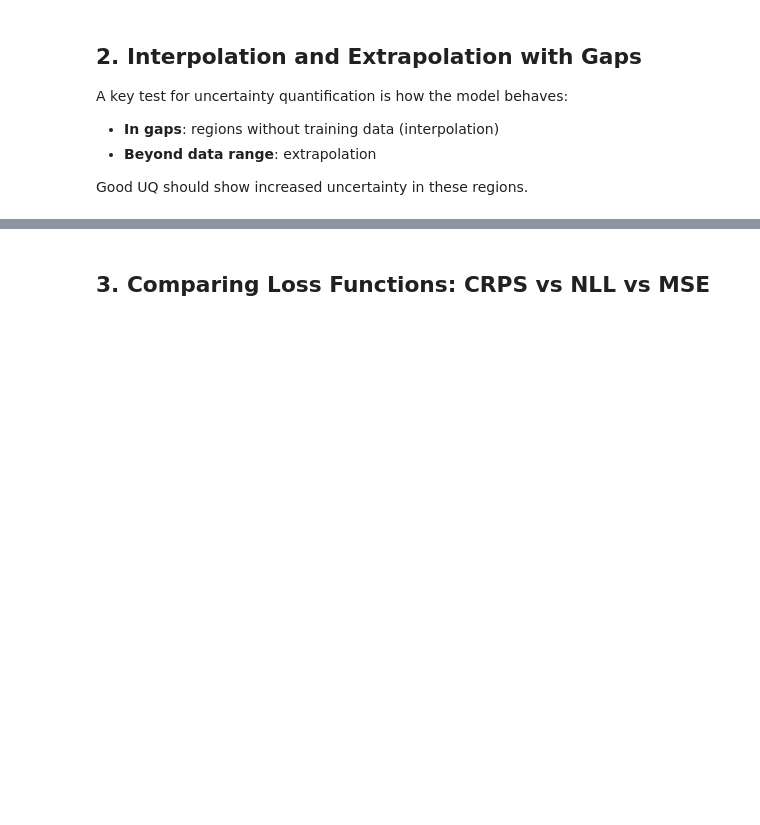
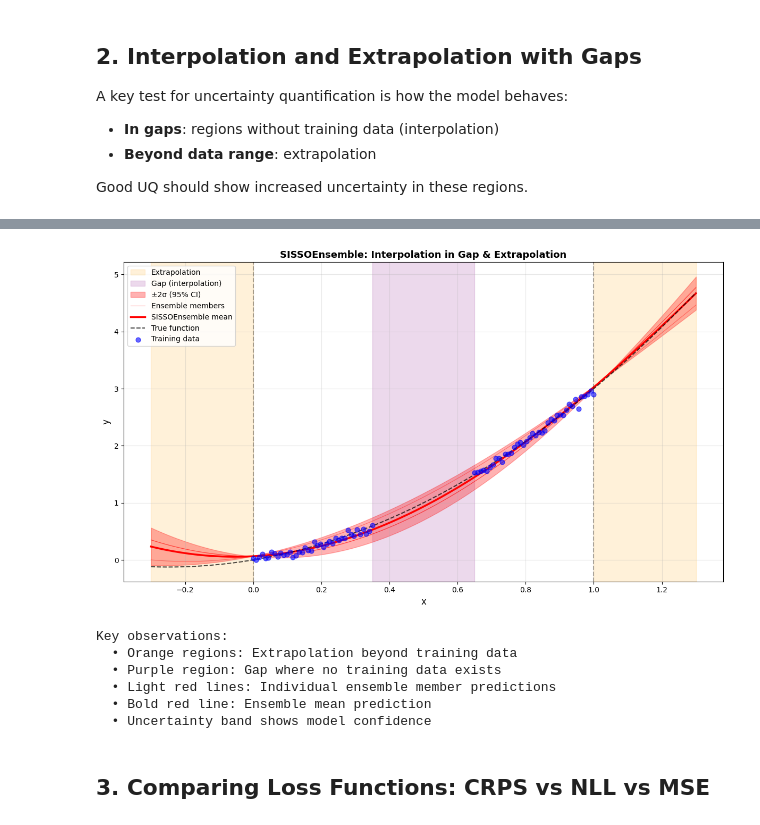
Before and after one commit to jkitchin/pycse, a Jupyter notebook: src/pycse/examples/SISSOEnsemble_Demo.ipynb, the cells around one changed output, grey strips where cells are left out. Cells and saved outputs as stored; diff of their text form; code cells hidden in the pictures; blank space fills up the shorter version.

```diff
--- a/src/pycse/examples/SISSOEnsemble_Demo.ipynb
+++ b/src/pycse/examples/SISSOEnsemble_Demo.ipynb
@@ -107,15 +145,17 @@ print(f'True function: y = 2x² + x + noise')
 # %%
-# Fit SISSOEnsemble
+# Fit SISSOEnsemble with rich operator set
+# Note: Avoid pow(0.5) (sqrt) since we extrapolate to negative x where sqrt is undefined
 model_gap = SISSOEnsemble(
     n_models=5,
-    n_expansion=2,        # Allow x², x*x, etc.
+    operators=["+", "-", "*", "/", "pow(2)", "pow(3)", "exp", "sin", "cos", "tanh"],
+    n_expansion=2,  # Allow feature combinations
     n_terms_range=(1, 3),
-    loss_type='crps',
-    feature_names=['x']
+    loss_type="crps",
+    feature_names=["x"],
 )
 
 model_gap.fit(X_train, y_train)
 
-print(f'Discovered {model_gap.n_ensemble_} equations:')
+print(f"Discovered {model_gap.n_ensemble_} equations:")
 for i, eq in enumerate(model_gap.equations_):
-    print(f'  {i+1}. {eq}')
+    print(f"  {i + 1}. {eq}")
@@ -122,49 +180,70 @@ for i, eq in enumerate(model_gap.equations_):
 # %%
 # Predict over extended range (including gap and extrapolation)
-x_plot = np.linspace(-0.3, 1.3, 200)[:, None]
+x_plot_raw = np.linspace(-0.3, 1.3, 200)
+x_plot = x_plot_raw[:, None]  # 1D feature
+
 y_pred, y_std = model_gap.predict(x_plot, return_std=True)
 
+# Get individual ensemble predictions
+ensemble_preds = model_gap.predict_ensemble(x_plot)
+
 # True function for comparison
-y_true = 2 * x_plot.ravel()**2 + x_plot.ravel()
+y_true = 2 * x_plot_raw**2 + x_plot_raw
 
 # Plot
 fig, ax = plt.subplots(figsize=(12, 7))
 
 # Extrapolation regions
-ax.axvspan(-0.3, 0, alpha=0.15, color='orange', label='Extrapolation')
-ax.axvspan(1, 1.3, alpha=0.15, color='orange')
+ax.axvspan(-0.3, 0, alpha=0.15, color="orange", label="Extrapolation")
+ax.axvspan(1, 1.3, alpha=0.15, color="orange")
 
 # Gap region
-ax.axvspan(0.35, 0.65, alpha=0.15, color='purple', label='Gap (interpolation)')
+ax.axvspan(0.35, 0.65, alpha=0.15, color="purple", label="Gap (interpolation)")
 
 # Uncertainty band
-ax.fill_between(x_plot.ravel(), y_pred - 2*y_std, y_pred + 2*y_std,
-                alpha=0.3, color='red', label='±2σ (95% CI)')
+ax.fill_between(
+    x_plot_raw, y_pred - 2 * y_std, y_pred + 2 * y_std, alpha=0.3, color="red", label="±2σ (95% CI)"
+)
 
-# Predictions
-ax.plot(x_plot.ravel(), y_pred, 'r-', linewidth=2.5, label='SISSOEnsemble')
-ax.plot(x_plot.ravel(), y_true, 'k--', linewidth=1.5, label='True function', alpha=0.7)
+# Individual ensemble members (lighter lines)
+for i in range(ensemble_preds.shape[1]):
+    label = "Ensemble members" if i == 0 else None
+    ax.plot(x_plot_raw, ensemble_preds[:, i], "r-", linewidth=0.8, alpha=0.4, label=label)
+
+# Mean prediction (bold line)
+ax.plot(x_plot_raw, y_pred, "r-", linewidth=2.5, label="SISSOEnsemble mean")
+ax.plot(x_plot_raw, y_true, "k--", linewidth=1.5, label="True function", alpha=0.7)
 
 # Training data
-ax.scatter(X_train, y_train, c='blue', s=40, alpha=0.6, label='Training data', zorder=5)
+ax.scatter(x_raw, y_train, c="blue", s=40, alpha=0.6, label="Training data", zorder=5)
 
 # Data boundaries
-ax.axvline(0, color='black', linestyle='--', alpha=0.3)
-ax.axvline(1, color='black', linestyle='--', alpha=0.3)
+ax.axvline(0, color="black", linestyle="--", alpha=0.3)
+ax.axvline(1, color="black", linestyle="--", alpha=0.3)
 
-ax.set_xlabel('x', fontsize=12)
-ax.set_ylabel('y', fontsize=12)
-ax.set_title('SISSOEnsemble: Interpolation in Gap & Extrapolation', fontsize=13, fontweight='bold')
-ax.legend(fontsize=10, loc='upper left')
+ax.set_xlabel("x", fontsize=12)
+ax.set_ylabel("y", fontsize=12)
+ax.set_title("SISSOEnsemble: Interpolation in Gap & Extrapolation", fontsize=13, fontweight="bold")
+ax.legend(fontsize=10, loc="upper left")
 ax.grid(True, alpha=0.3)
 
 plt.tight_layout()
 plt.show()
 
-print('\nKey observations:')
-print('  • Orange regions: Extrapolation beyond training data')
-print('  • Purple region: Gap where no training data exists')
-print('  • Uncertainty band (red) should widen in gap and extrapolation regions')
+print("\nKey observations:")
+print("  • Orange regions: Extrapolation beyond training data")
+print("  • Purple region: Gap where no training data exists")
+print("  • Light red lines: Individual ensemble member predictions")
+print("  • Bold red line: Ensemble mean prediction")
+print("  • Uncertainty band shows model confidence")
+# %% [output]
+[figure, added]
+Key observations:
+  • Orange regions: Extrapolation beyond training data
+  • Purple region: Gap where no training data exists
+  • Light red lines: Individual ensemble member predictions
+  • Bold red line: Ensemble mean prediction
+  • Uncertainty band shows model confidence
 # %% [markdown]
 ## 3. Comparing Loss Functions: CRPS vs NLL vs MSE
 # %%
```
Also changed, not shown: parts of 13 cells of this notebook, 2 other files.
